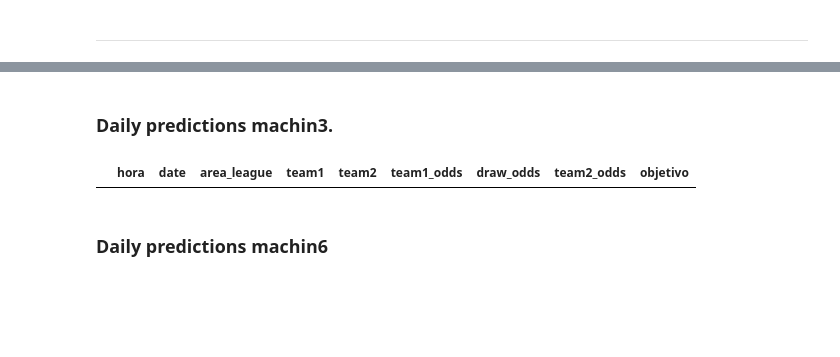
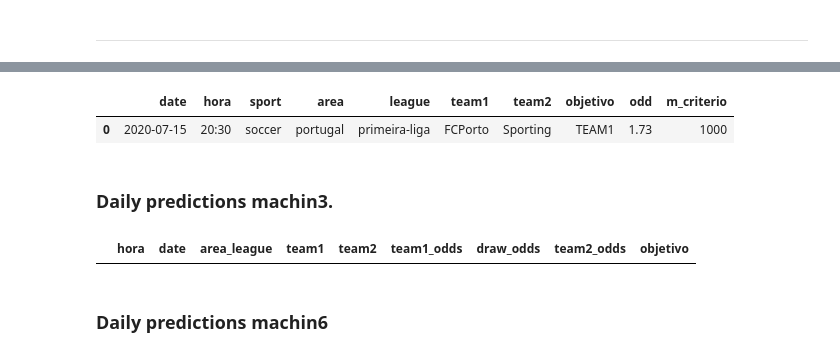
Before and after one commit to jtmancilla/DSP-Sport-AI, a Jupyter notebook: Daily-predictions.ipynb, the cells around one changed output, grey strips where cells are left out. Cells and saved outputs as stored; diff of their text form; code cells hidden in the pictures; blank space fills up the shorter version.

```diff
--- a/Daily-predictions.ipynb
+++ b/Daily-predictions.ipynb
@@ -94,3 +88,9 @@ dsp.daily_prediction_criterio(df_prediccion)
+# %%
+df_prediccion = dsp.load_data(tbl="tbl_prediccion_machinTAN_criterio2")
+dsp.daily_prediction_criterio(df_prediccion)
+# %% [output]
+|  | date | hora | sport | area | league | team1 | team2 | objetivo | odd | m_criterio |
+| 0 | 2020-07-15 | 20:30 | soccer | portugal | primeira-liga | FCPorto | Sporting | TEAM1 | 1.73 | 1000 |
 # %% [markdown]
 ### Daily predictions machin3.
 # %%
```
Also changed, not shown: parts of 1 cell of this notebook.
